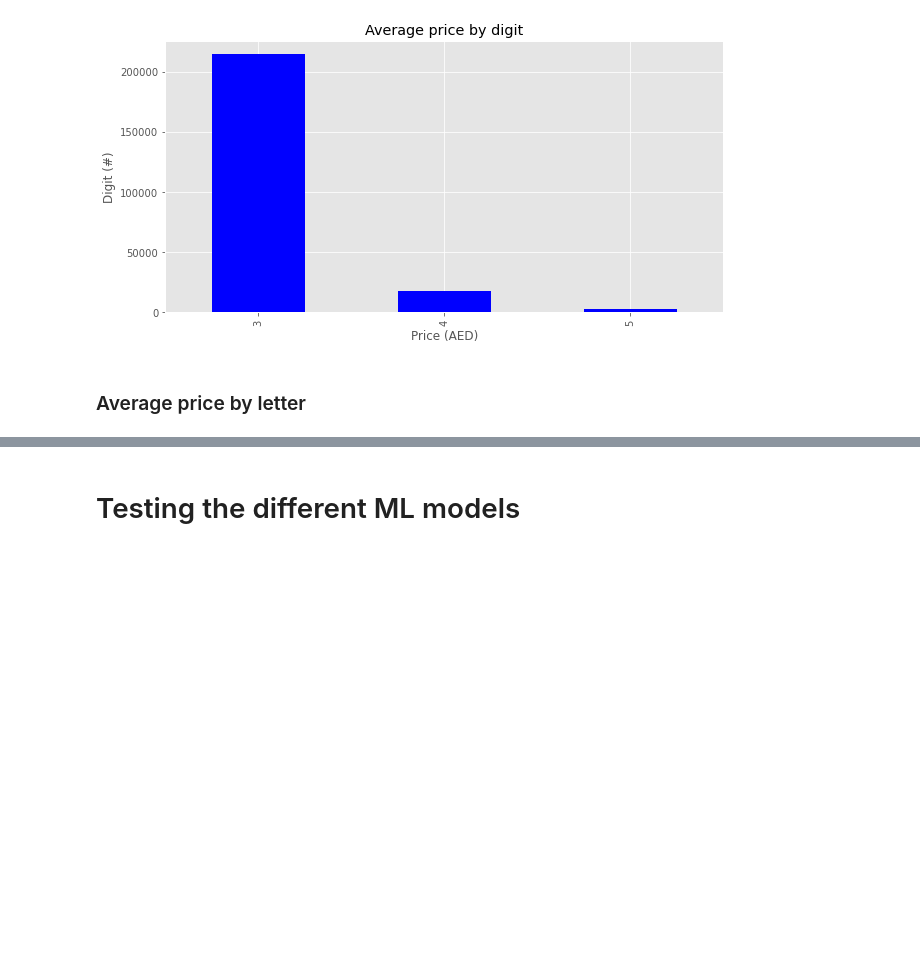
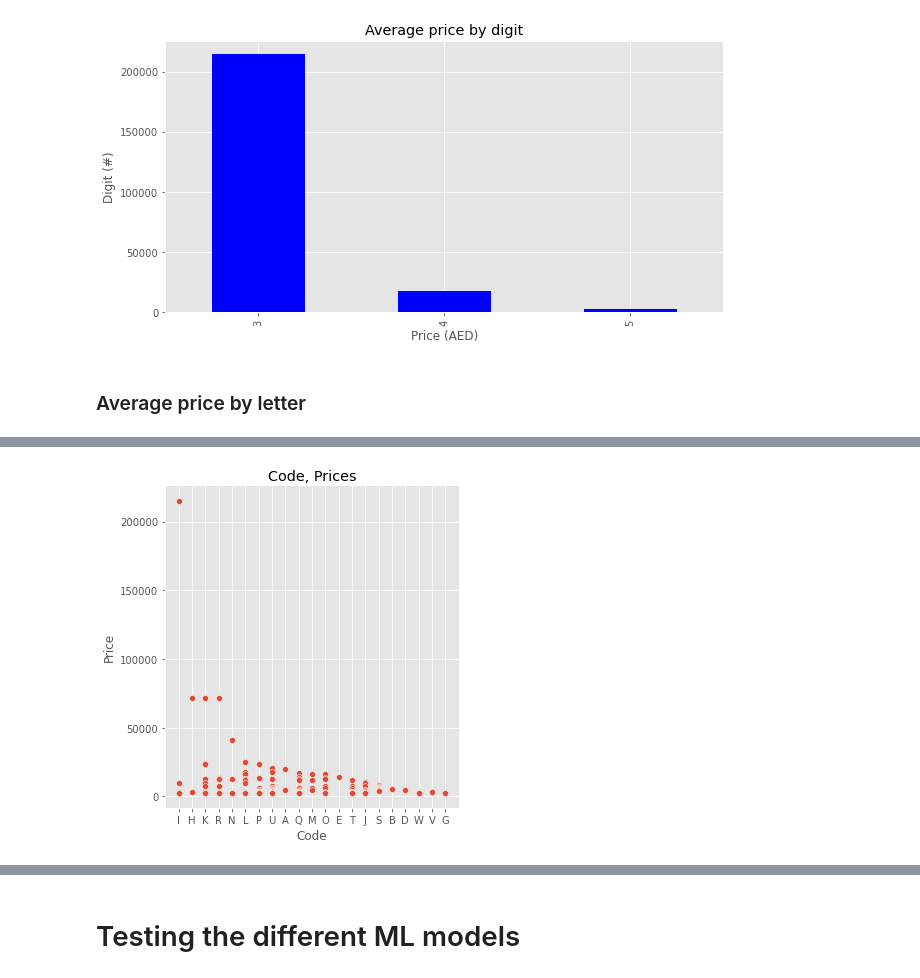
Before and after one commit to FardinAhsan146/DXB-Numberplate-Price-Predictor, a Jupyter notebook: numberplate_price_pred.ipynb, the cells around one changed output, grey strips where cells are left out. Drawn from its saved outputs; the diff is of its cells as text; code cells hidden in the pictures; blank space fills up the shorter version.

```diff
--- a/numberplate_price_pred.ipynb
+++ b/numberplate_price_pred.ipynb
@@ -165,0 +202,5 @@ Text(0, 0.5, 'Average price (AED)')
+# %%
+sns.relplot(x = "Code", y = "Price", data = plates);
+plt.title('Code, Prices');
+# %% [output]
+[figure, added]
```
Also changed, not shown: parts of 59 cells of this notebook.
